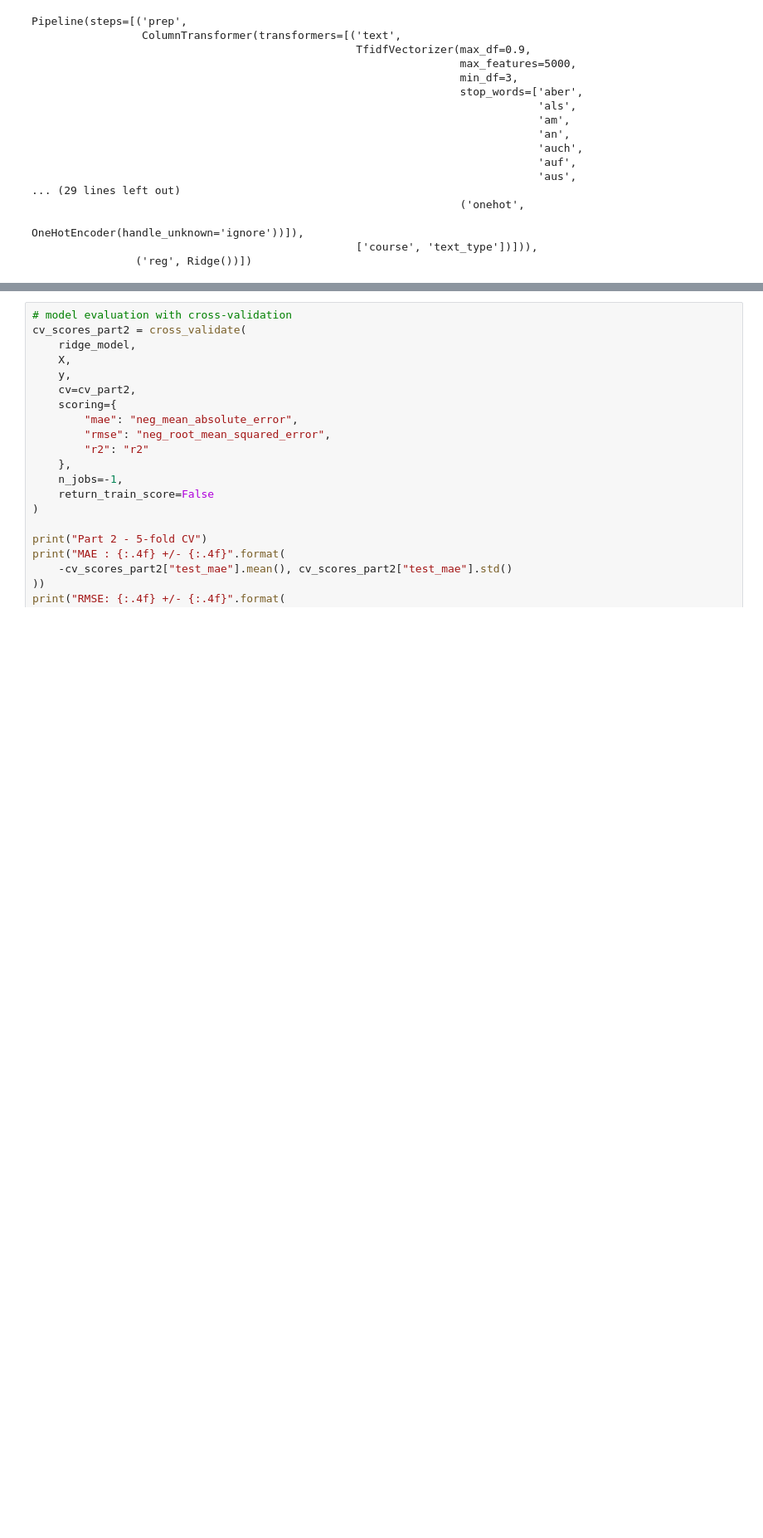
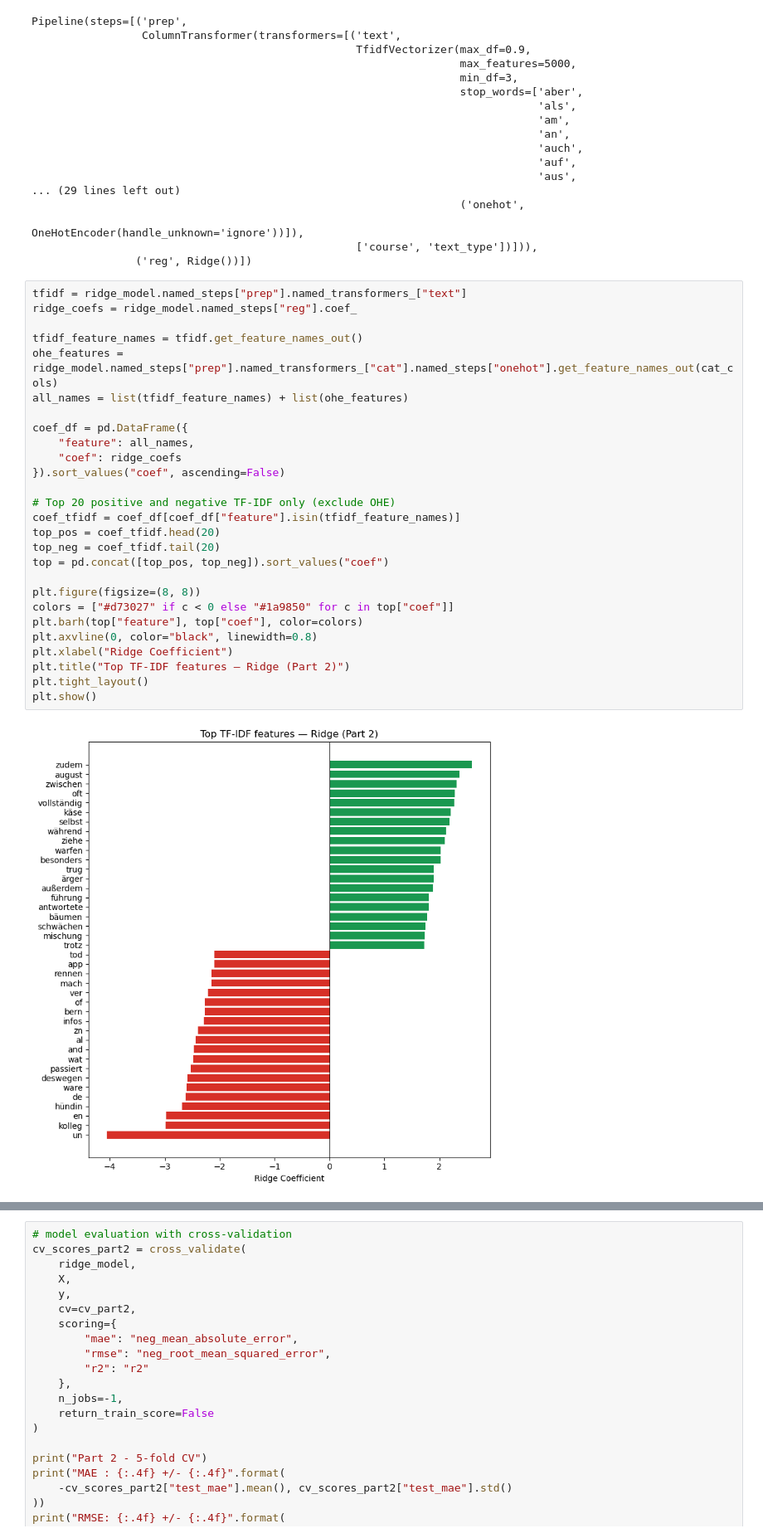
Before and after one commit to Tournedos/MLBD_2026, a Jupyter notebook: Q1/m4_louis.ipynb, the cells around one changed output, grey strips where cells are left out. Shown at 83% size. Saved outputs shown, nothing was run; the diff lists cells and outputs as text; blank space fills up the shorter version.

```diff
--- a/Q1/m4_louis.ipynb
+++ b/Q1/m4_louis.ipynb
@@ -464,3 +483,32 @@ Pipeline(steps=[('prep',
                                                                    OneHotEncoder(handle_unknown='ignore'))]),
                                                   ['course', 'text_type'])])),
                 ('reg', Ridge())])
+# %%
+tfidf = ridge_model.named_steps["prep"].named_transformers_["text"]
+ridge_coefs = ridge_model.named_steps["reg"].coef_
+
+tfidf_feature_names = tfidf.get_feature_names_out()
+ohe_features = ridge_model.named_steps["prep"].named_transformers_["cat"].named_steps["onehot"].get_feature_names_out(cat_cols)
+all_names = list(tfidf_feature_names) + list(ohe_features)
+
+coef_df = pd.DataFrame({
+    "feature": all_names,
+    "coef": ridge_coefs
+}).sort_values("coef", ascending=False)
+
+# Top 20 positive and negative TF-IDF only (exclude OHE)
+coef_tfidf = coef_df[coef_df["feature"].isin(tfidf_feature_names)]
+top_pos = coef_tfidf.head(20)
+top_neg = coef_tfidf.tail(20)
+top = pd.concat([top_pos, top_neg]).sort_values("coef")
+
+plt.figure(figsize=(8, 8))
+colors = ["#d73027" if c < 0 else "#1a9850" for c in top["coef"]]
+plt.barh(top["feature"], top["coef"], color=colors)
+plt.axvline(0, color="black", linewidth=0.8)
+plt.xlabel("Ridge Coefficient")
+plt.title("Top TF-IDF features — Ridge (Part 2)")
+plt.tight_layout()
+plt.show()
+# %% [output]
+[figure, added]
```
Also changed, not shown: parts of 19 cells of this notebook.
